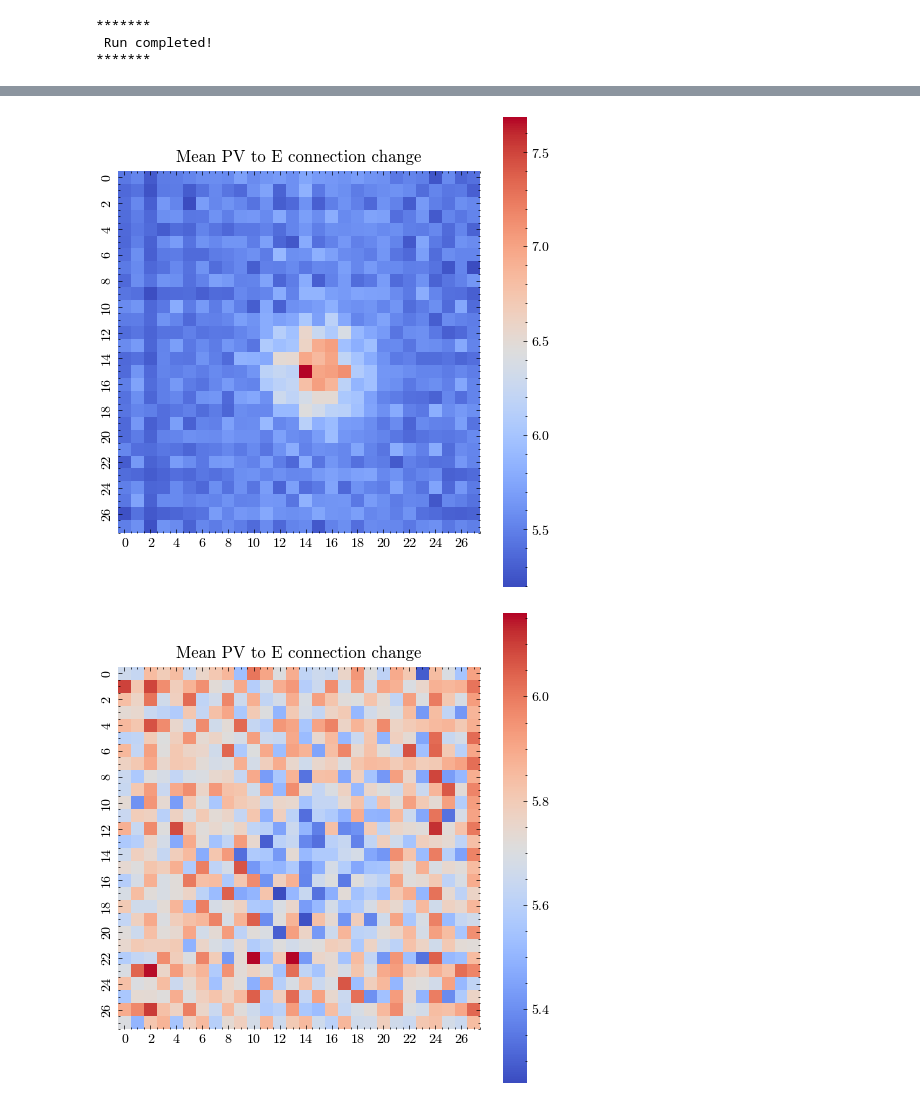
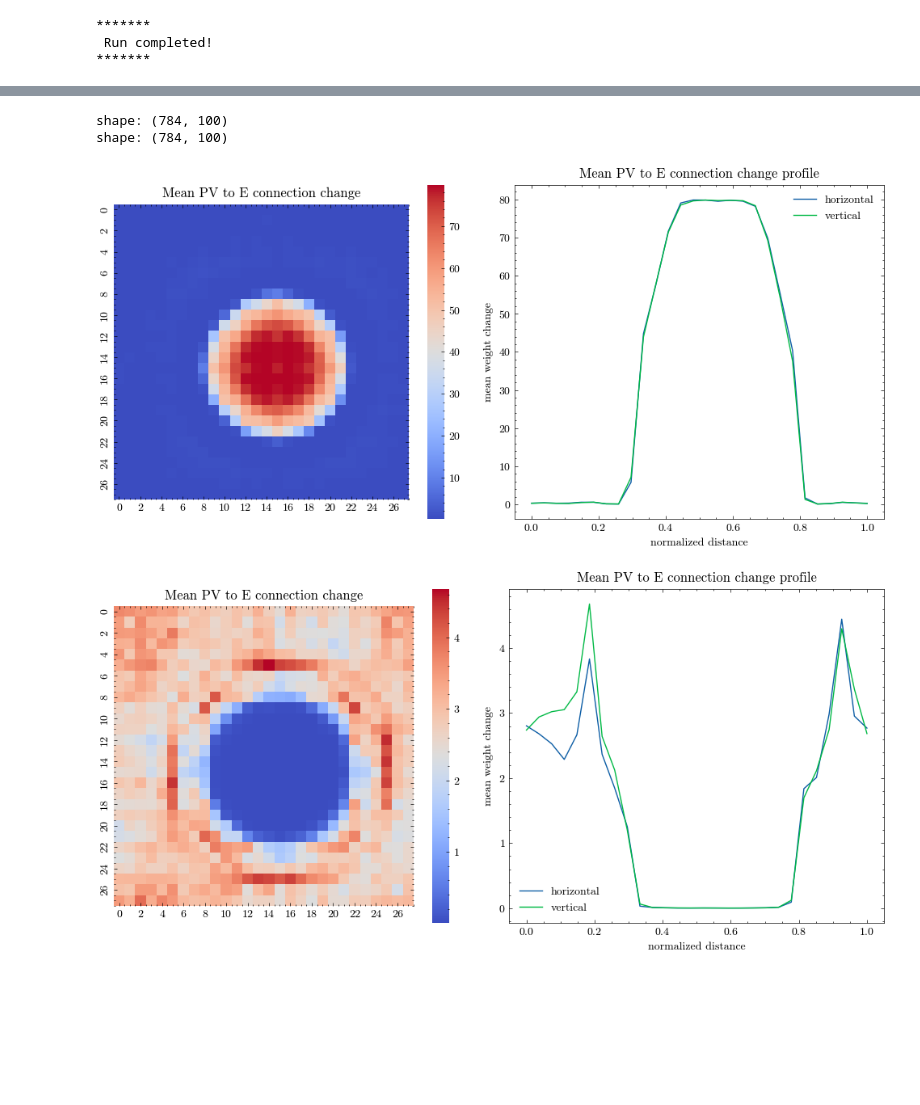
Before and after one commit to StevenZhang0116/structured-stabilization-in-recurrent-neural-circuits, a Jupyter notebook: Notebooks/03_torus_network_ee_retinalinput.ipynb, the cells around one changed output, grey strips where cells are left out. Drawn from its saved outputs; the diff is of its cells as text; code cells hidden in the pictures; blank space fills up the shorter version.

```diff
--- a/Notebooks/03_torus_network_ee_retinalinput.ipynb
+++ b/Notebooks/03_torus_network_ee_retinalinput.ipynb
@@ -28,8 +28,8 @@ NS = 100         # number of SST cells (antisymmetric iSTDP)
 
 # simulation time
 time_warmup = 3.0 # Warmup time (seconds)
-time_eerun = 120.0 # EE run time (seconds)
-time_training = 10.0 # Simulation time (seconds)
+time_eerun = 3000.0 # EE run time (seconds)
+time_training = 3000.0 # Simulation time (seconds)
 time_checkspikes = 60.0 # record spikes of exc population here
 
 # ###########################################
@@ -126,11 +126,11 @@ sx_ep: 0.100000, sy_ep: 0.100000
 sx_es: 0.100000, sy_es: 0.100000
 # %%
 dt_patch = 100.0 * ms
-patch_sigma_x = 0.06
-patch_sigma_y = 0.06
+patch_sigma_x = 0.03
+patch_sigma_y = 0.03
 print(f"patch_sigma_x: {patch_sigma_x:2f}, Lx/np.sqrt(NE): {Lx/np.sqrt(NE):.2f}")
-patch_radius  = 2.5*patch_sigma_x
-patch_rate_inside   = rate_input_e * 0.5
+patch_radius  = 2.5 * patch_sigma_x
+patch_rate_inside   = rate_input_e * 1.0
 base_rate_outside   = 0
 
 rng_patch = np.random.default_rng(1234 + tseed)
@@ -1038,34 +1104,44 @@ fig.savefig(f"../Figures/torus_final_weights_seed{tseed}.png", bbox_inches='tigh
 # %%
 import math
 
 side_NE, side_NP, side_NS = int(math.sqrt(NE)), int(math.sqrt(NP)), int(math.sqrt(NS))
 center_NP, center_NS = [side_NP // 2, side_NP // 2], [side_NS // 2, side_NS // 2]
 grid_NE, grid_NP, grid_NS = 1 / side_NE, 1 / side_NP, 1 / side_NS
 
 connection_pack = [[side_NP, center_NP, grid_NP, w_pe_full, "PV"],
                    [side_NS, center_NS, grid_NS, w_se_full, "SST"]]
 
 for (side_Ninh, center_Ninh, grid_Ninh, w_inhe_full, inh_name) in connection_pack:
+    print(f"shape: {w_inhe_full.shape}")
     one_inh_to_e_change_all = []
     for neuron_inh in range(w_inhe_full.shape[1]):
         one_inh_to_e = w_inhe_full[:, neuron_inh].reshape((side_NE, side_NE))
         inh_loc_index = [neuron_inh // side_Ninh, neuron_inh % side_Ninh]
         move_index = [center_Ninh[0] - inh_loc_index[0], center_Ninh[1] - inh_loc_index[1]]
         move_p_dim = [round(move_index[0] * grid_Ninh / grid_NE), round(move_index[1] * grid_Ninh / grid_NE)]
         one_inh_to_e_change = np.roll(one_inh_to_e, move_p_dim, axis=(0, 1))
         one_inh_to_e_change_all.append(one_inh_to_e_change)
 
     one_inh_to_e_change_all = np.array(one_inh_to_e_change_all)
     mean_one_pv_to_e_change = np.mean(one_inh_to_e_change_all, axis=0)
 
-    fig, ax = plt.subplots(1,1,figsize=(5,5))
-    sns.heatmap(mean_one_pv_to_e_change, ax=ax, cmap='coolwarm', cbar=True, square=True)
-    ax.set_title('Mean PV to E connection change')
+    fig, ax = plt.subplots(1,2,figsize=(10,5))
+    sns.heatmap(mean_one_pv_to_e_change, ax=ax[0], cmap='coolwarm', cbar=True, square=True)
+    ax[0].set_title('Mean PV to E connection change')
+    tshape = mean_one_pv_to_e_change.shape[0]
+    ax[1].plot(np.linspace(0,1,tshape), mean_one_pv_to_e_change[int(tshape/2),:], label='horizontal')
+    ax[1].plot(np.linspace(0,1,tshape), mean_one_pv_to_e_change[:,int(tshape/2)], label='vertical')
+    ax[1].set_xlabel('normalized distance')
+    ax[1].set_ylabel('mean weight change')
+    ax[1].set_title(f'Mean PV to E connection change profile')
+    ax[1].legend()
     fig.tight_layout()
     fig.savefig(f"../Figures/torus_mean_{inh_name}_to_e_rawconn_seed{tseed}.png", bbox_inches='tight', dpi=300)
 # %% [output]
+shape: (784, 100)
+shape: (784, 100)
-[figure, old version]
+[figure, new version]
-[figure, old version]
+[figure, new version]
 # %%
 # calculate the effective weight matrix
 NTOT=NE+NP+NS
```
Also changed, not shown: parts of 17 cells of this notebook, 3 other files.
